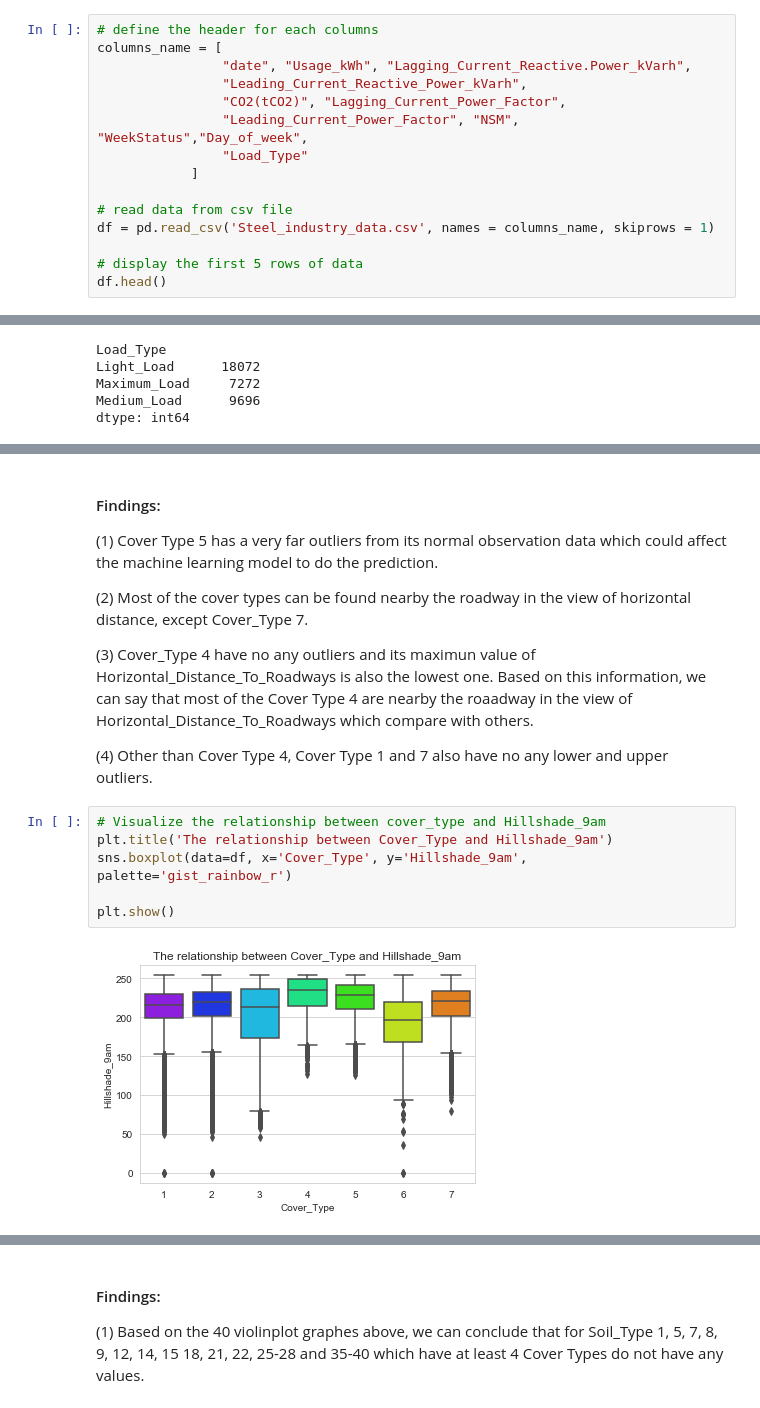
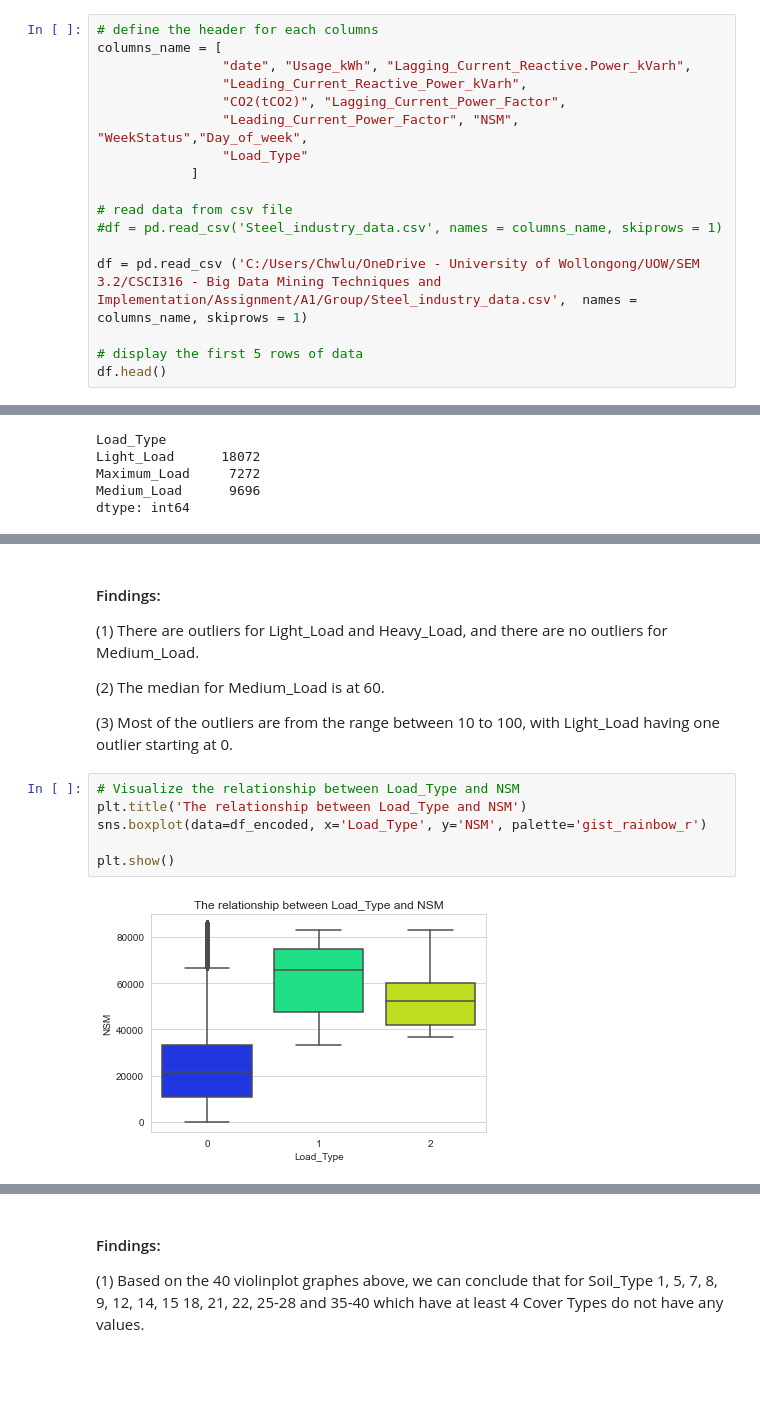
Before and after one commit to lyx97/CSCI316, a Jupyter notebook: Group 6/CSCI316_A1_Group_LeeYuXian_ChongHuiWen_TanKayceeWanChing.ipynb, the cells around one changed output, grey strips where cells are left out. Saved outputs shown, nothing was run; the diff lists cells and outputs as text; blank space fills up the shorter version.

```diff
--- a/Group 6/CSCI316_A1_Group_LeeYuXian_ChongHuiWen_TanKayceeWanChing.ipynb
+++ b/Group 6/CSCI316_A1_Group_LeeYuXian_ChongHuiWen_TanKayceeWanChing.ipynb
@@ -45,7 +45,9 @@ columns_name = [
             ]
 
 # read data from csv file
-df = pd.read_csv('Steel_industry_data.csv', names = columns_name, skiprows = 1)
+#df = pd.read_csv('Steel_industry_data.csv', names = columns_name, skiprows = 1)
+
+df = pd.read_csv ('C:/Users/Chwlu/OneDrive - University of Wollongong/UOW/SEM 3.2/CSCI316 - Big Data Mining Techniques and Implementation/Assignment/A1/Group/Steel_industry_data.csv',  names = columns_name, skiprows = 1)
 
 # display the first 5 rows of data
 df.head()
@@ -354,21 +363,19 @@ plt.show()
 # %% [markdown]
 #### Findings:
 
-(1) Cover Type 5 has a very far outliers from its normal observation data which could affect the machine learning model to do the prediction.
+(1) There are outliers for Light_Load and Heavy_Load, and there are no outliers for Medium_Load.
 
-(2) Most of the cover types can be found nearby the roadway in the view of horizontal distance, except Cover_Type 7.
+(2) The median for Medium_Load is at 60.
 
-(3) Cover_Type 4 have no any outliers and its maximun value of Horizontal_Distance_To_Roadways is also the lowest one. Based on this information, we can say that most of the Cover Type 4 are nearby the roaadway in the view of Horizontal_Distance_To_Roadways which compare with others.
-
-(4) Other than Cover Type 4, Cover Type 1 and 7 also have no any lower and upper outliers.
+(3) Most of the outliers are from the range between 10 to 100, with Light_Load having one outlier starting at 0.
 # %%
-# Visualize the relationship between cover_type and Hillshade_9am
-plt.title('The relationship between Cover_Type and Hillshade_9am')
-sns.boxplot(data=df, x='Cover_Type', y='Hillshade_9am', palette='gist_rainbow_r')
+# Visualize the relationship between Load_Type and NSM
+plt.title('The relationship between Load_Type and NSM')
+sns.boxplot(data=df_encoded, x='Load_Type', y='NSM', palette='gist_rainbow_r')
 
 plt.show()
 # %% [output]
-[figure, old version]
+[figure, new version]
 # %% [markdown]
 #### Findings:
 
```
Also changed, not shown: parts of 30 cells of this notebook.
